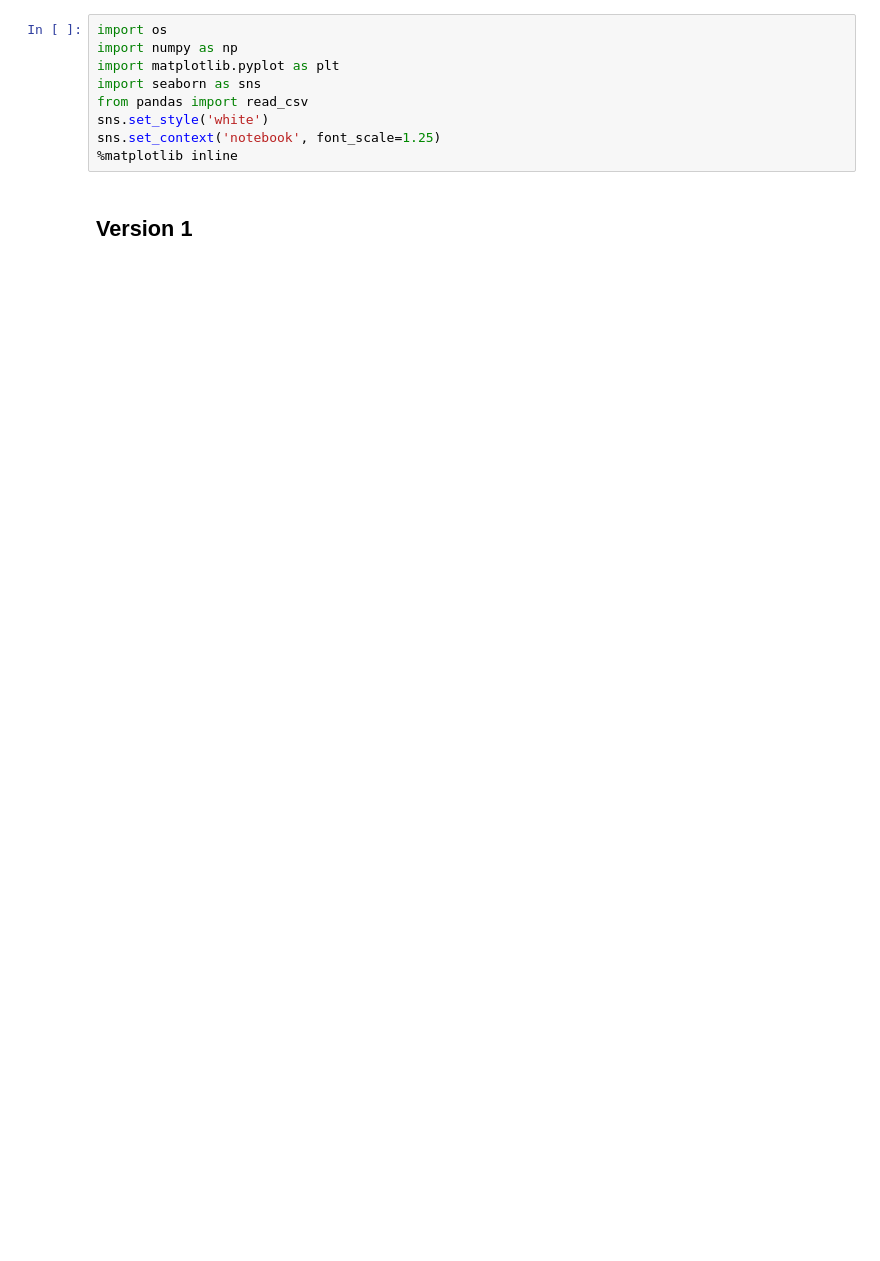
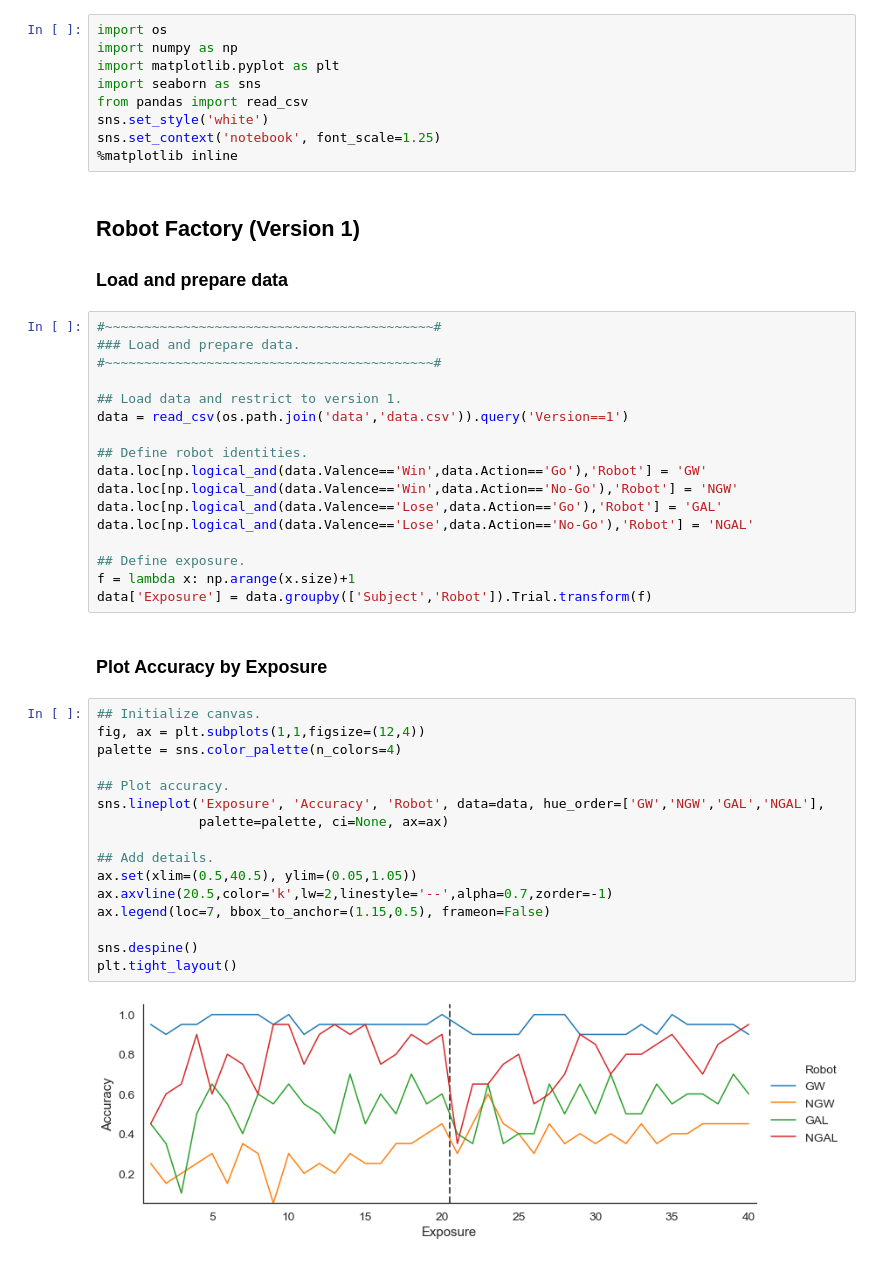
Before and after one commit to nivlab/RobotFactory, a Jupyter notebook: notebooks/03_Pilot/01_Exclude.ipynb, the cells around one changed output. Saved outputs shown, nothing was run; the diff lists cells and outputs as text; blank space fills up the shorter version.

```diff
--- a/notebooks/03_Pilot/01_Exclude.ipynb
+++ b/notebooks/03_Pilot/01_Exclude.ipynb
@@ -8,4 +8,43 @@ sns.set_style('white')
 sns.set_context('notebook', font_scale=1.25)
 %matplotlib inline
 # %% [markdown]
-## Version 1
+## Robot Factory (Version 1)
+
+### Load and prepare data
+# %%
+#~~~~~~~~~~~~~~~~~~~~~~~~~~~~~~~~~~~~~~~~~~#
+### Load and prepare data.
+#~~~~~~~~~~~~~~~~~~~~~~~~~~~~~~~~~~~~~~~~~~#
+
+## Load data and restrict to version 1.
+data = read_csv(os.path.join('data','data.csv')).query('Version==1')
+
+## Define robot identities.
+data.loc[np.logical_and(data.Valence=='Win',data.Action=='Go'),'Robot'] = 'GW'
+data.loc[np.logical_and(data.Valence=='Win',data.Action=='No-Go'),'Robot'] = 'NGW'
+data.loc[np.logical_and(data.Valence=='Lose',data.Action=='Go'),'Robot'] = 'GAL'
+data.loc[np.logical_and(data.Valence=='Lose',data.Action=='No-Go'),'Robot'] = 'NGAL'
+
+## Define exposure.
+f = lambda x: np.arange(x.size)+1
+data['Exposure'] = data.groupby(['Subject','Robot']).Trial.transform(f)
+# %% [markdown]
+### Plot Accuracy by Exposure
+# %%
+## Initialize canvas.
+fig, ax = plt.subplots(1,1,figsize=(12,4))
+palette = sns.color_palette(n_colors=4)
+
+## Plot accuracy.
+sns.lineplot('Exposure', 'Accuracy', 'Robot', data=data, hue_order=['GW','NGW','GAL','NGAL'],
+             palette=palette, ci=None, ax=ax)
+
+## Add details.
+ax.set(xlim=(0.5,40.5), ylim=(0.05,1.05))
+ax.axvline(20.5,color='k',lw=2,linestyle='--',alpha=0.7,zorder=-1)
+ax.legend(loc=7, bbox_to_anchor=(1.15,0.5), frameon=False)
+
+sns.despine()
+plt.tight_layout()
+# %% [output]
+[figure, added]
```
Also changed, not shown: parts of 22 cells of this notebook.
